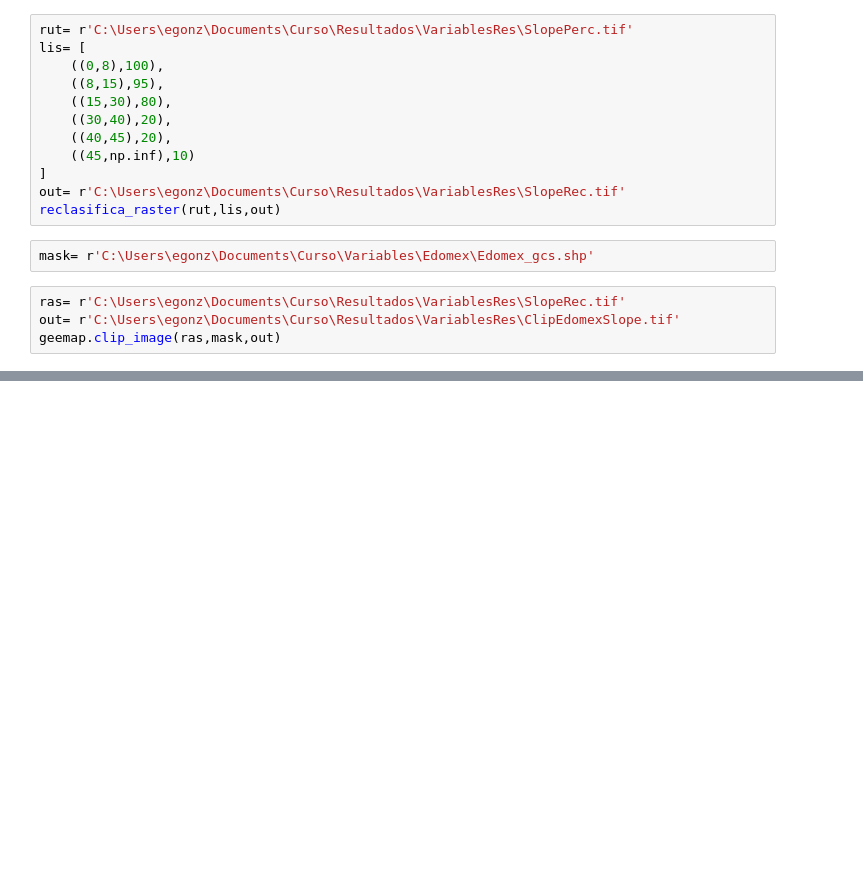
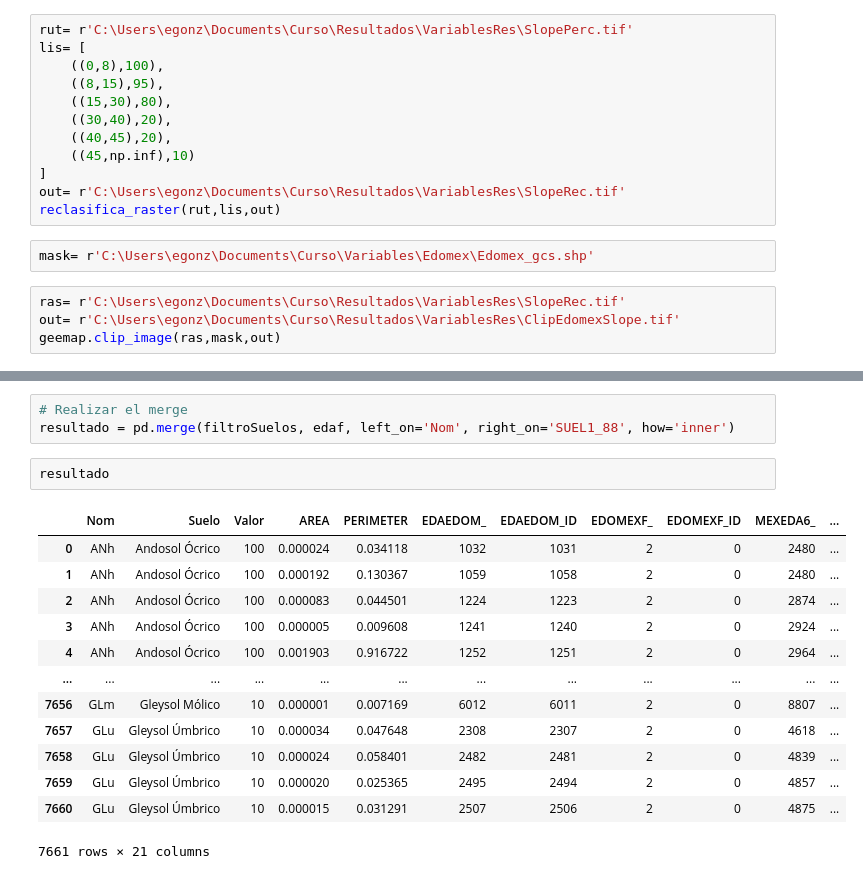
Before and after one commit to EGLl-99/Emc4Corn, a Jupyter notebook: Variables.ipynb, the cells around one changed output, grey strips where cells are left out. Saved outputs shown, nothing was run; the diff lists cells and outputs as text; blank space fills up the shorter version.

```diff
--- a/Variables.ipynb
+++ b/Variables.ipynb
@@ -256,0 +409,19 @@ edaf= gpd.read_file(rut)
+# %%
+# Realizar el merge
+resultado = pd.merge(filtroSuelos, edaf, left_on='Nom', right_on='SUEL1_88', how='inner')
+# %%
+resultado
+# %% [output]
+|  | Nom | Suelo | Valor | AREA | PERIMETER | EDAEDOM_ | EDAEDOM_ID | EDOMEXF_ | EDOMEXF_ID | MEXEDA6_ | ... |
+| 0 | ANh | Andosol Ócrico | 100 | 0.000024 | 0.034118 | 1032 | 1031 | 2 | 0 | 2480 | ... |
+| 1 | ANh | Andosol Ócrico | 100 | 0.000192 | 0.130367 | 1059 | 1058 | 2 | 0 | 2480 | ... |
+| 2 | ANh | Andosol Ócrico | 100 | 0.000083 | 0.044501 | 1224 | 1223 | 2 | 0 | 2874 | ... |
+| 3 | ANh | Andosol Ócrico | 100 | 0.000005 | 0.009608 | 1241 | 1240 | 2 | 0 | 2924 | ... |
+| 4 | ANh | Andosol Ócrico | 100 | 0.001903 | 0.916722 | 1252 | 1251 | 2 | 0 | 2964 | ... |
+| ... | ... | ... | ... | ... | ... | ... | ... | ... | ... | ... | ... |
+| 7656 | GLm | Gleysol Mólico | 10 | 0.000001 | 0.007169 | 6012 | 6011 | 2 | 0 | 8807 | ... |
+| 7657 | GLu | Gleysol Úmbrico | 10 | 0.000034 | 0.047648 | 2308 | 2307 | 2 | 0 | 4618 | ... |
+| 7658 | GLu | Gleysol Úmbrico | 10 | 0.000024 | 0.058401 | 2482 | 2481 | 2 | 0 | 4839 | ... |
+| 7659 | GLu | Gleysol Úmbrico | 10 | 0.000020 | 0.025365 | 2495 | 2494 | 2 | 0 | 4857 | ... |
+| 7660 | GLu | Gleysol Úmbrico | 10 | 0.000015 | 0.031291 | 2507 | 2506 | 2 | 0 | 4875 | ... |
+7661 rows × 21 columns
```
Also changed, not shown: parts of 10 cells of this notebook.
